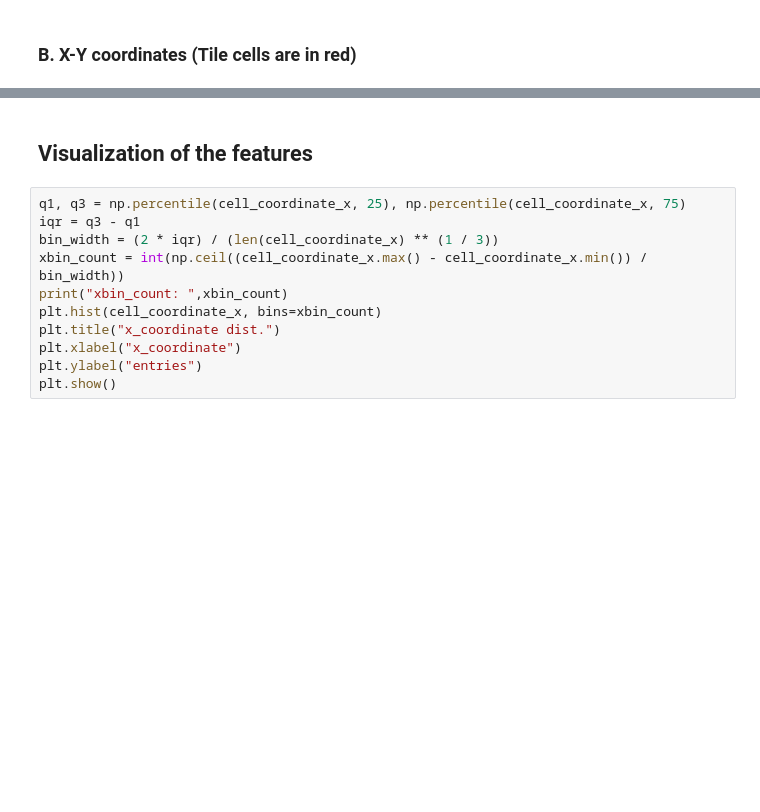
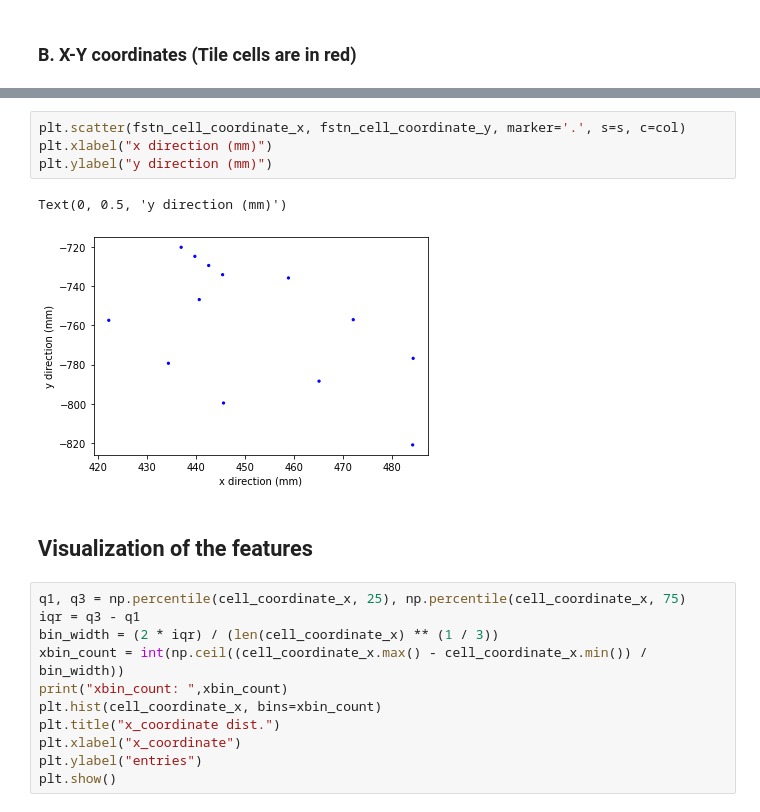
Before and after one commit to Debottam/MLBasedCaloClusteringPipeLine, a Jupyter notebook: CalorimeterDataVisualization_1events.ipynb, the cells around one changed output, grey strips where cells are left out. Cells and saved outputs as stored; diff of their text form; blank space fills up the shorter version.

```diff
--- a/CalorimeterDataVisualization_1events.ipynb
+++ b/CalorimeterDataVisualization_1events.ipynb
@@ -163,3 +227,10 @@ Text(0, 0.5, 'y direction (mm)')
+# %%
+plt.scatter(fstn_cell_coordinate_x, fstn_cell_coordinate_y, marker='.', s=s, c=col)
+plt.xlabel("x direction (mm)")
+plt.ylabel("y direction (mm)")
+# %% [output]
+Text(0, 0.5, 'y direction (mm)')
+[figure, added]
 # %% [markdown]
 ## Visualization of the features
 # %%
```
Also changed, not shown: parts of 19 cells of this notebook, 5 other files.
